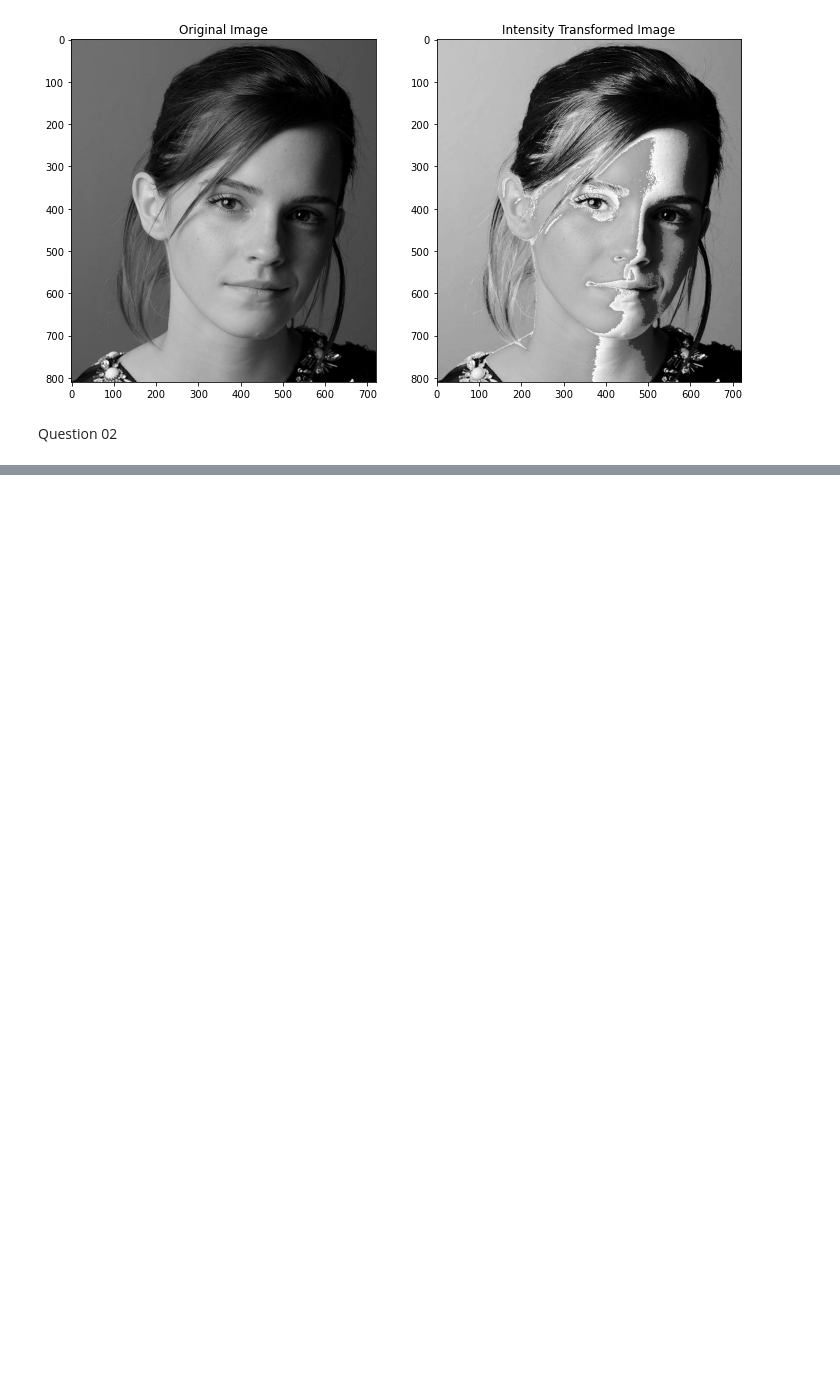
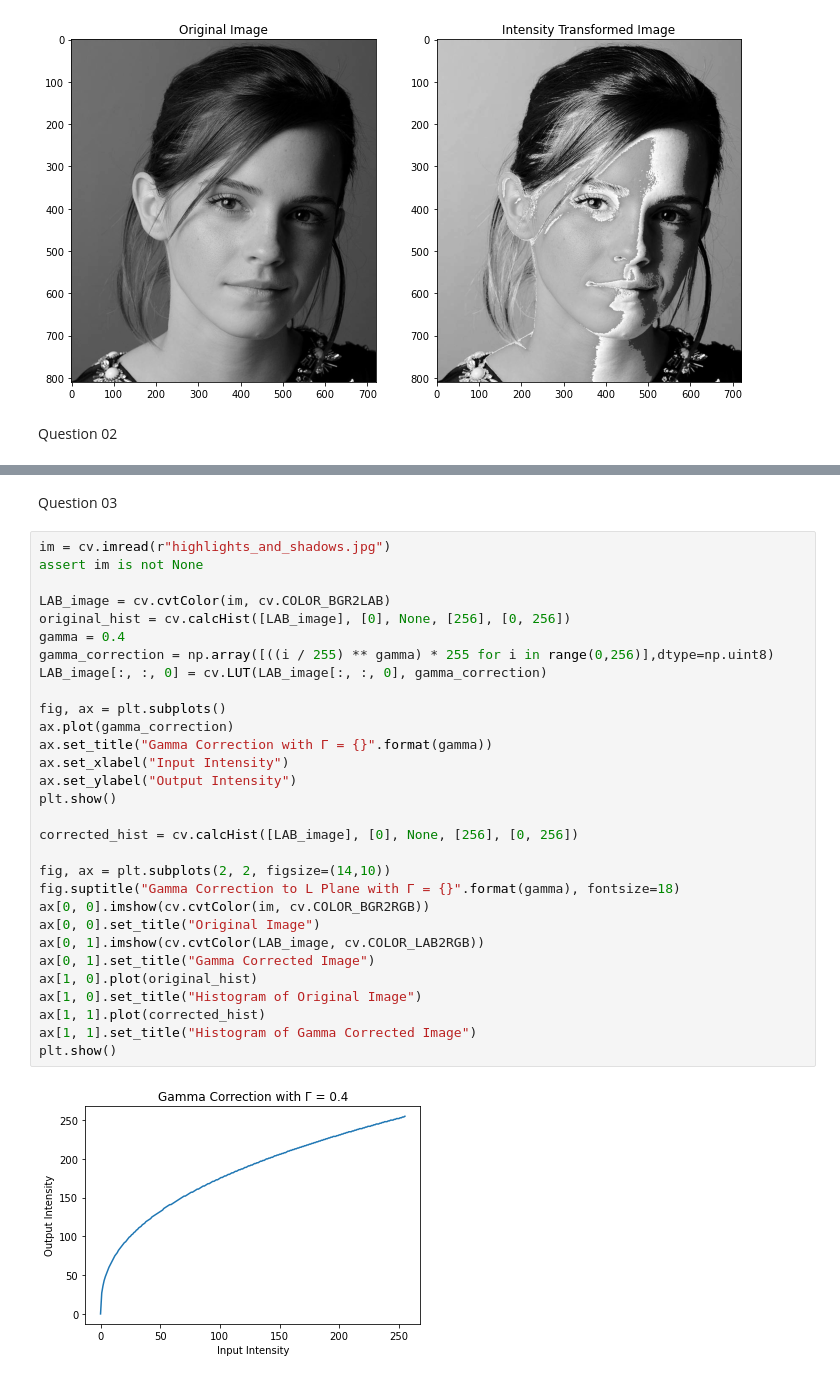
Before and after one commit to dakshinatharindu/Image-Processing, a Jupyter notebook: Assignment-01/190622R_a01.ipynb, the cells around one changed output, grey strips where cells are left out. Drawn from its saved outputs; the diff is of its cells as text; blank space fills up the shorter version.

Commit message:
completed question 03.

```diff
--- a/Assignment-01/190622R_a01.ipynb
+++ b/Assignment-01/190622R_a01.ipynb
@@ -73,0 +85,34 @@ Text(0.5, 1.0, 'Accentuated Gray Matter')
+# %% [markdown]
+Question 03
+# %%
+im = cv.imread(r"highlights_and_shadows.jpg")
+assert im is not None
+
+LAB_image = cv.cvtColor(im, cv.COLOR_BGR2LAB)
+original_hist = cv.calcHist([LAB_image], [0], None, [256], [0, 256])
+gamma = 0.4
+gamma_correction = np.array([((i / 255) ** gamma) * 255 for i in range(0,256)],dtype=np.uint8)
+LAB_image[:, :, 0] = cv.LUT(LAB_image[:, :, 0], gamma_correction)
+
+fig, ax = plt.subplots()
+ax.plot(gamma_correction)
+ax.set_title("Gamma Correction with Γ = {}".format(gamma))
+ax.set_xlabel("Input Intensity")
+ax.set_ylabel("Output Intensity")
+plt.show()
+
+corrected_hist = cv.calcHist([LAB_image], [0], None, [256], [0, 256])
+
+fig, ax = plt.subplots(2, 2, figsize=(14,10))
+fig.suptitle("Gamma Correction to L Plane with Γ = {}".format(gamma), fontsize=18)
+ax[0, 0].imshow(cv.cvtColor(im, cv.COLOR_BGR2RGB))
+ax[0, 0].set_title("Original Image")
+ax[0, 1].imshow(cv.cvtColor(LAB_image, cv.COLOR_LAB2RGB))
+ax[0, 1].set_title("Gamma Corrected Image")
+ax[1, 0].plot(original_hist)
+ax[1, 0].set_title("Histogram of Original Image")
+ax[1, 1].plot(corrected_hist)
+ax[1, 1].set_title("Histogram of Gamma Corrected Image")
+plt.show()
+# %% [output]
+[figure, added]
```
Also changed, not shown: parts of 4 cells of this notebook.
